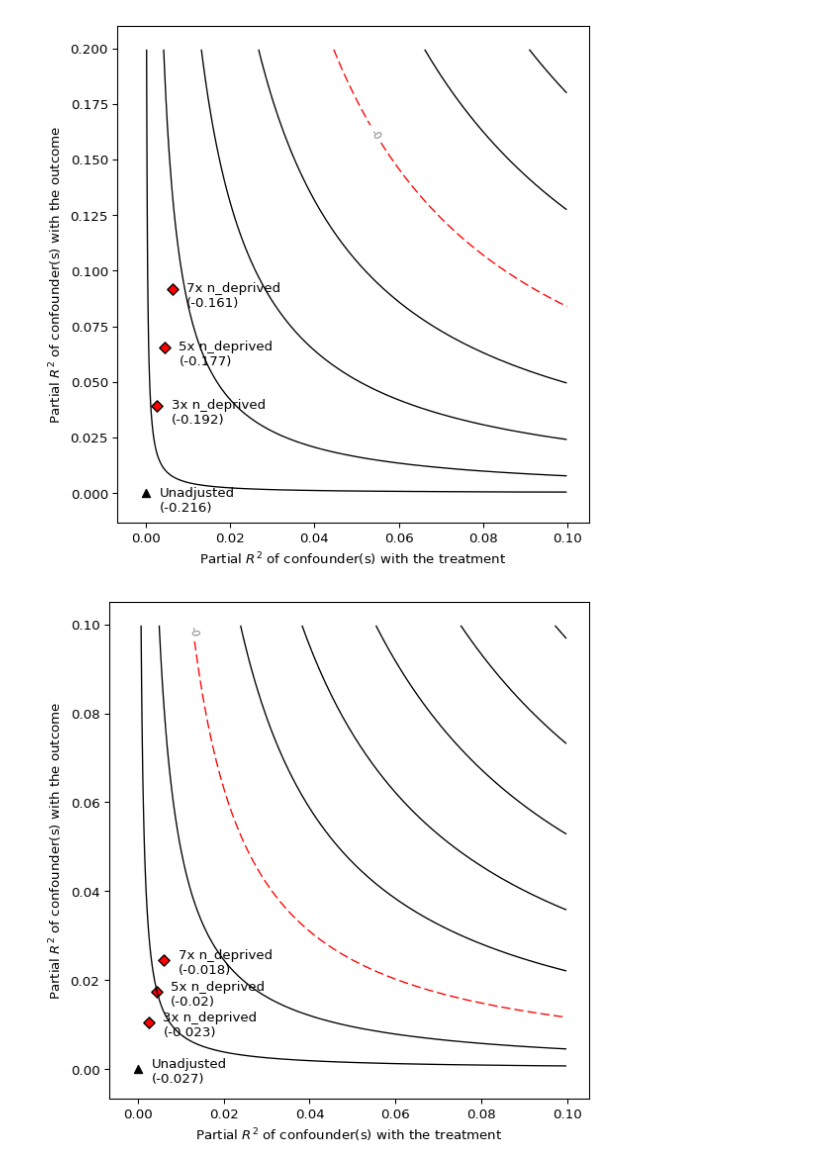
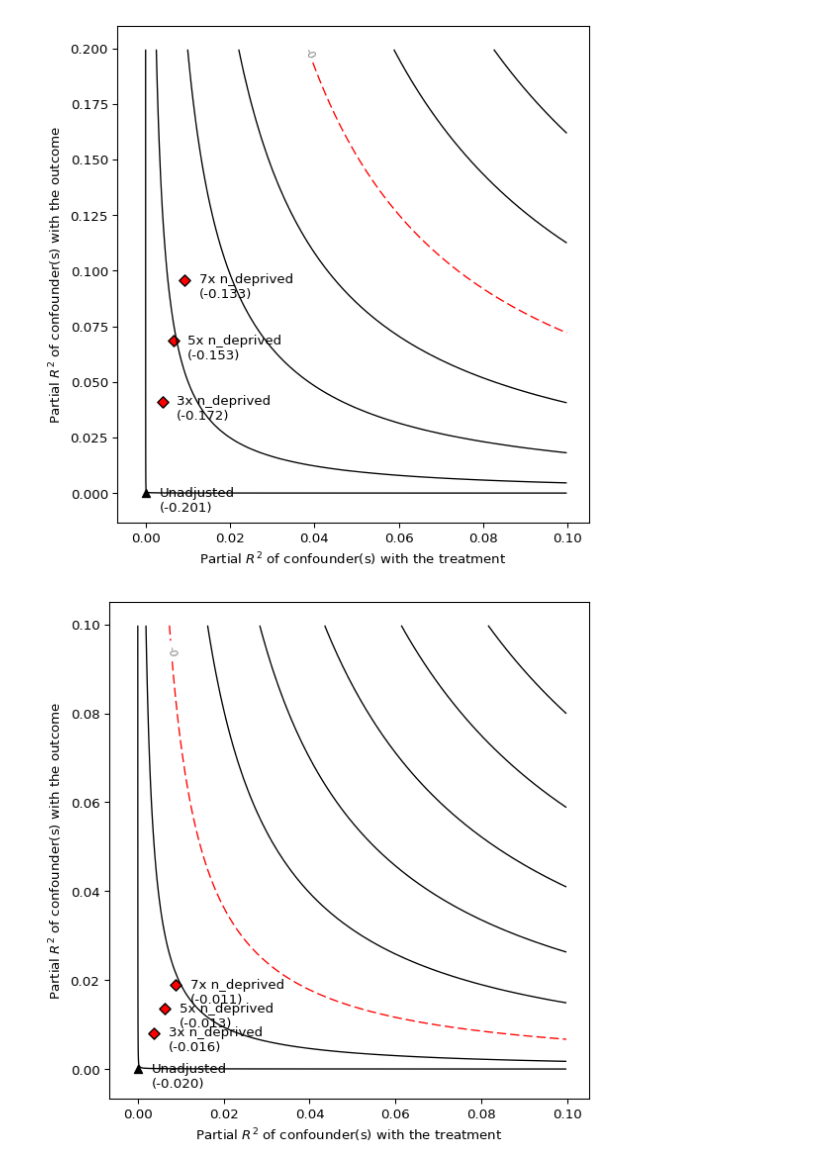
Before and after one commit to ivanlu300/ivanlu300, a Jupyter notebook: src/question_1/6_sensitivity_analysis.ipynb, the cells around one changed output. Cells and saved outputs as stored; diff of their text form; code cells hidden in the pictures.

```diff
--- a/src/question_1/6_sensitivity_analysis.ipynb
+++ b/src/question_1/6_sensitivity_analysis.ipynb
@@ -14,7 +14,7 @@ figure_path = Path('1_sample_selection.py').resolve().parents[2] / 'output' / 'f
 table_path = Path('1_sample_selection.py').resolve().parents[2] / 'output' / 'table'
 
 # Read data
-main_10 = pd.read_csv(derived_path / 'wave_10_pca.csv')
+main_10 = pd.read_csv(derived_path / 'wave_10_pca_edu.csv')
 # %%
 # Get the same sample used in 5_iptw.py
 sample = main_10.loc[(main_10['SCINNO05'] != 1) & (main_10['SCINNO06'] != 1), :]  # remove reverse causality
@@ -33,16 +33,16 @@ srh_sense = sensemakr.Sensemakr(model=srh_ols, treatment='PC1_b', benchmark_cova
                                 kd=[3, 5, 7])
 srh_sense.plot(lim_y=0.20, lim=0.10, label_bump_y=-0.008)
 # %% [output]
-[figure, old version]
+[figure, new version]
 # %%
 # diabetes
 diabetes_ols = smf.ols('diabetes ~ PC1_b + total_income_bu_d + age + sex + ethnicity + edu_age + edu_qual + n_deprived',
                        data=sample).fit()
 diabetes_sense = sensemakr.Sensemakr(model=diabetes_ols, treatment='PC1_b', benchmark_covariates=['n_deprived'],
                                      kd=[3, 5, 7])
-diabetes_sense.plot(lim_y=0.10, lim=0.10, label_bump_y=-0.003)
+diabetes_sense.plot(lim_y=0.10, lim=0.10, label_bump_y=-0.004)
 # %% [output]
-[figure, old version]
+[figure, new version]
 # %%
 # mental health
 cesd_ols = smf.ols('cesd ~ PC1_b + total_income_bu_d + age + sex + ethnicity + edu_age + edu_qual + n_deprived',
```
Also changed, not shown: parts of 5 cells of this notebook, 11 other files.
